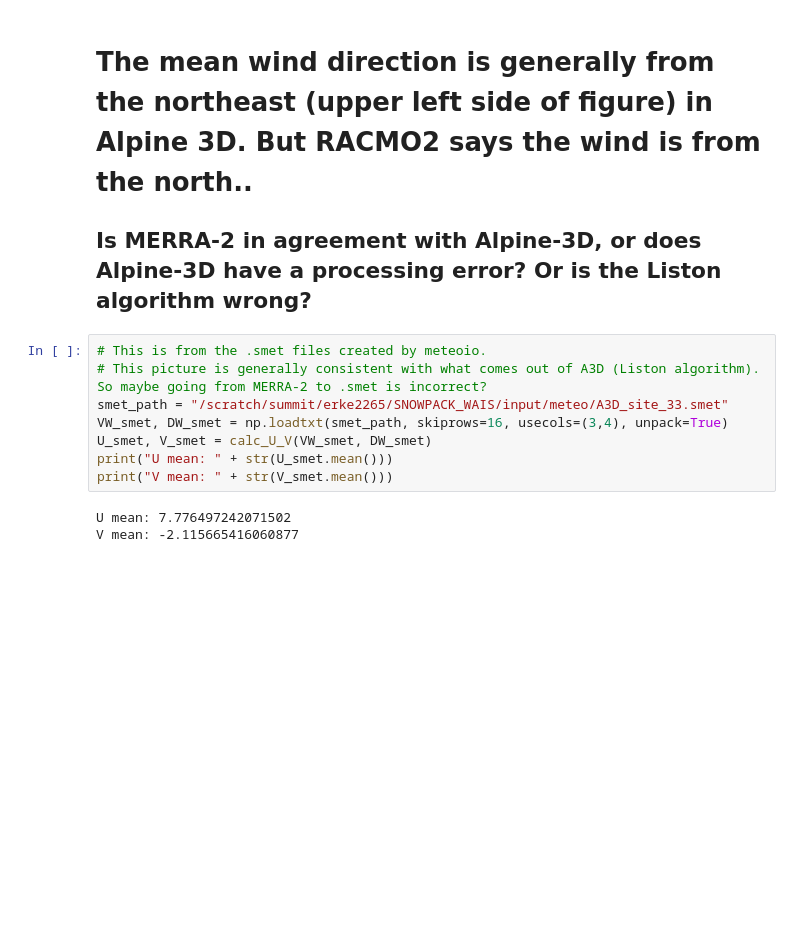
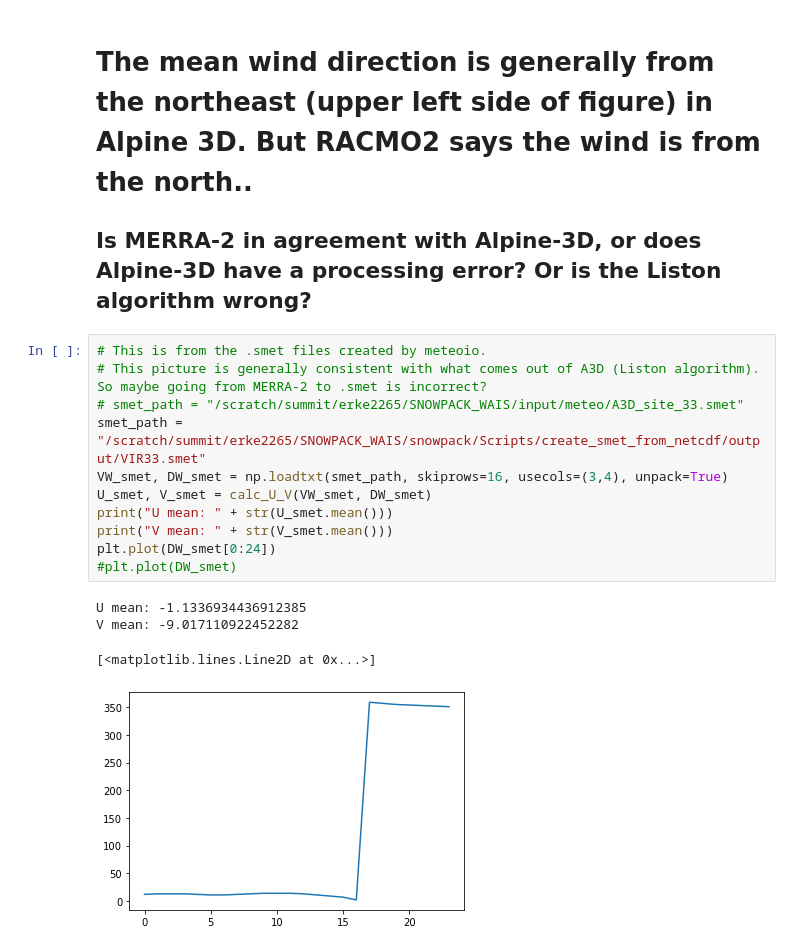
Before and after one commit to EricKeenan/SNOWPACK_WAIS, a Jupyter notebook: analysis/Wind_direction.ipynb, the cells around one changed output. Drawn from its saved outputs; the diff is of its cells as text; blank space fills up the shorter version.

```diff
--- a/analysis/Wind_direction.ipynb
+++ b/analysis/Wind_direction.ipynb
@@ -51,11 +51,16 @@ Coordinates:
 # %%
 # This is from the .smet files created by meteoio.
 # This picture is generally consistent with what comes out of A3D (Liston algorithm). So maybe going from MERRA-2 to .smet is incorrect?
-smet_path = "/scratch/summit/erke2265/SNOWPACK_WAIS/input/meteo/A3D_site_33.smet"
+# smet_path = "/scratch/summit/erke2265/SNOWPACK_WAIS/input/meteo/A3D_site_33.smet"
+smet_path = "/scratch/summit/erke2265/SNOWPACK_WAIS/snowpack/Scripts/create_smet_from_netcdf/output/VIR33.smet"
 VW_smet, DW_smet = np.loadtxt(smet_path, skiprows=16, usecols=(3,4), unpack=True)
 U_smet, V_smet = calc_U_V(VW_smet, DW_smet)
 print("U mean: " + str(U_smet.mean()))
 print("V mean: " + str(V_smet.mean()))
+plt.plot(DW_smet[0:24])
+#plt.plot(DW_smet)
 # %% [output]
-U mean: 7.776497242071502
-V mean: -2.115665416060877
+U mean: -1.1336934436912385
+V mean: -9.017110922452282
+[<matplotlib.lines.Line2D at 0x...>]
+[figure, added]
```
Also changed, not shown: parts of 6 cells of this notebook, 2 other files.
